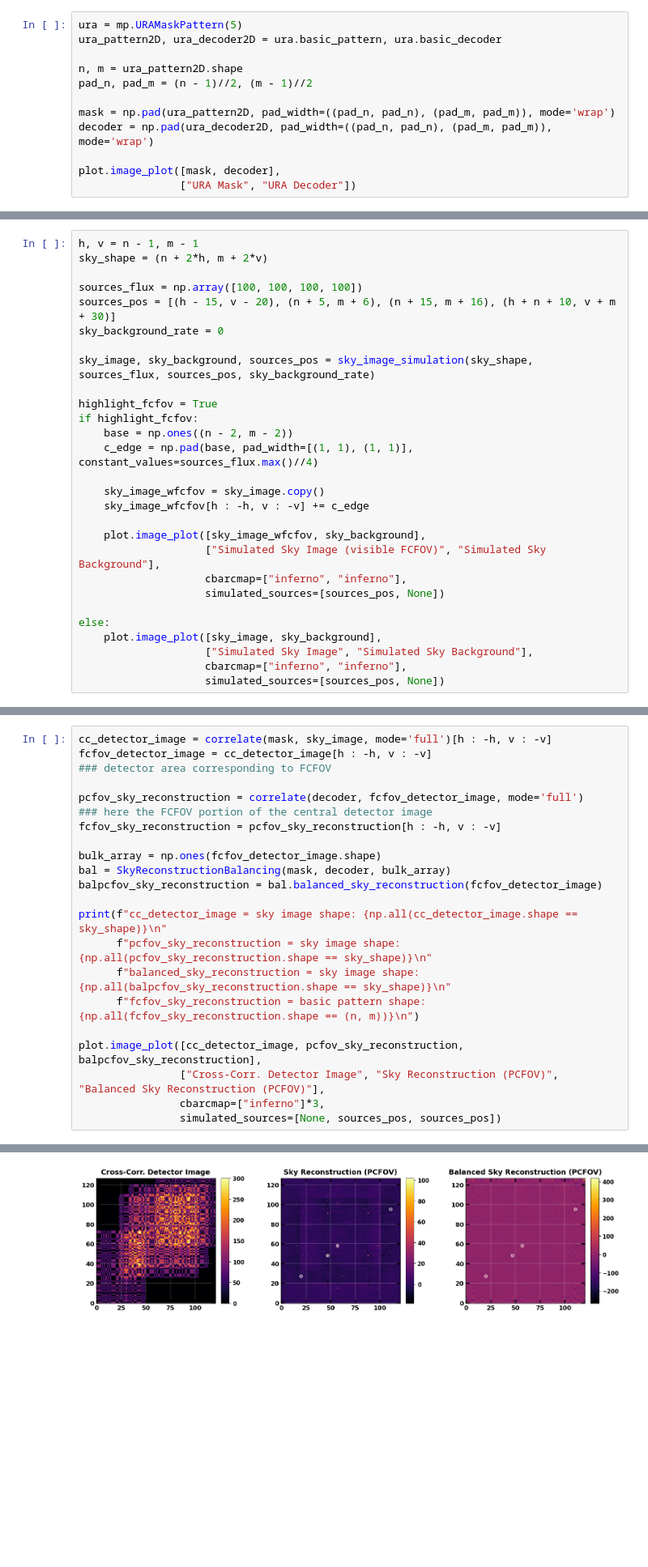
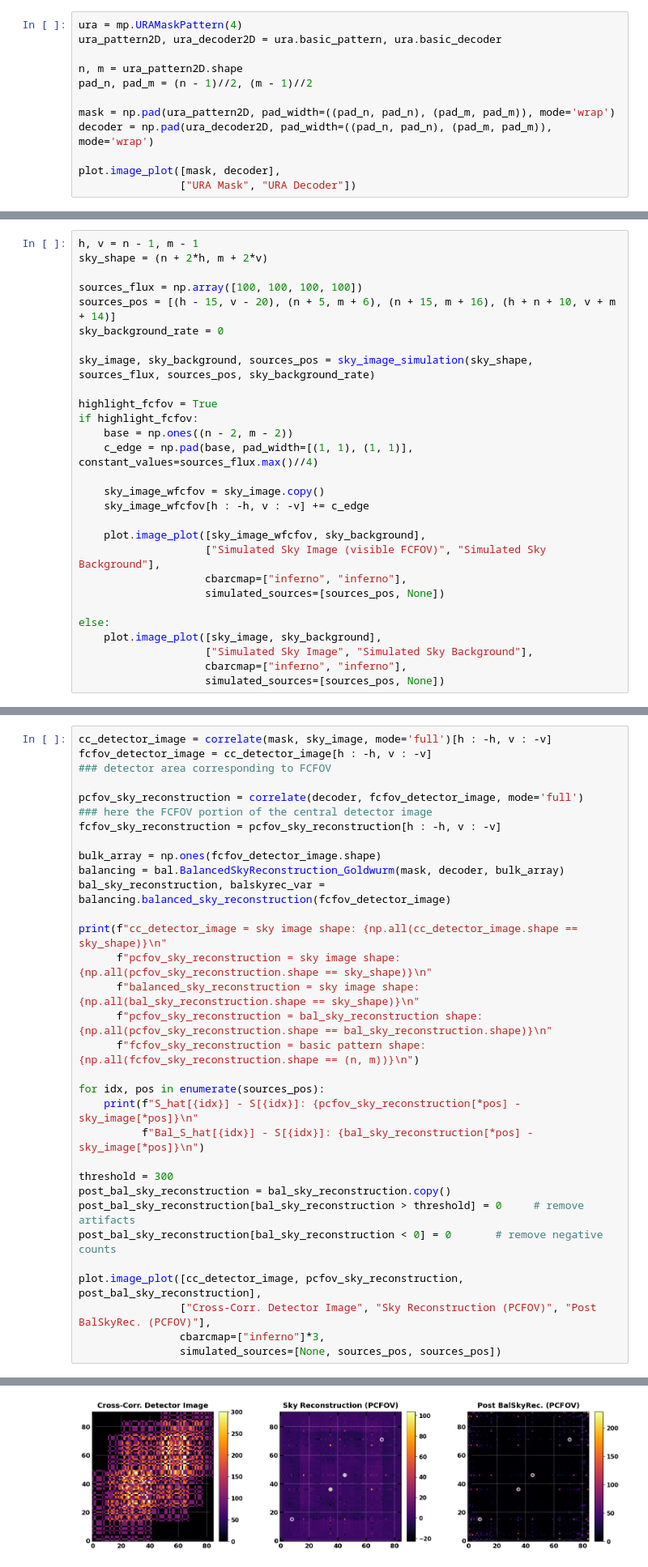
Before and after one commit to EdoardoGiancarli/Reconstruction_Masks_Test, a Jupyter notebook: Img_ReconstructionMethods_2D/variance_SNR.ipynb, the cells around one changed output, grey strips where cells are left out. Shown at 81% size. Drawn from its saved outputs; the diff is of its cells as text; blank space fills up the shorter version.

Commit message:
PCFOV, Var and SNR

```diff
--- a/Img_ReconstructionMethods_2D/variance_SNR.ipynb
+++ b/Img_ReconstructionMethods_2D/variance_SNR.ipynb
@@ -18,7 +18,7 @@ importlib.reload(plot)
 # %% [markdown]
 ## **2D URA/MURA Masks with PCFOV**
 # %%
-ura = mp.URAMaskPattern(5)
+ura = mp.URAMaskPattern(4)
 ura_pattern2D, ura_decoder2D = ura.basic_pattern, ura.basic_decoder
 
 n, m = ura_pattern2D.shape
@@ -68,7 +68,7 @@ h, v = n - 1, m - 1
 sky_shape = (n + 2*h, m + 2*v)
 
 sources_flux = np.array([100, 100, 100, 100])
-sources_pos = [(h - 15, v - 20), (n + 5, m + 6), (n + 15, m + 16), (h + n + 10, v + m + 30)]
+sources_pos = [(h - 15, v - 20), (n + 5, m + 6), (n + 15, m + 16), (h + n + 10, v + m + 14)]
 sky_background_rate = 0
 
 sky_image, sky_background, sources_pos = sky_image_simulation(sky_shape, sources_flux, sources_pos, sky_background_rate)
@@ -101,16 +101,26 @@ pcfov_sky_reconstruction = correlate(decoder, fcfov_detector_image, mode='full')
 fcfov_sky_reconstruction = pcfov_sky_reconstruction[h : -h, v : -v]
 
 bulk_array = np.ones(fcfov_detector_image.shape)
-bal = SkyReconstructionBalancing(mask, decoder, bulk_array)
-balpcfov_sky_reconstruction = bal.balanced_sky_reconstruction(fcfov_detector_image)
+balancing = bal.BalancedSkyReconstruction_Goldwurm(mask, decoder, bulk_array)
+bal_sky_reconstruction, balskyrec_var = balancing.balanced_sky_reconstruction(fcfov_detector_image)
 
 print(f"cc_detector_image = sky image shape: {np.all(cc_detector_image.shape == sky_shape)}\n"
       f"pcfov_sky_reconstruction = sky image shape: {np.all(pcfov_sky_reconstruction.shape == sky_shape)}\n"
-      f"balanced_sky_reconstruction = sky image shape: {np.all(balpcfov_sky_reconstruction.shape == sky_shape)}\n"
+      f"balanced_sky_reconstruction = sky image shape: {np.all(bal_sky_reconstruction.shape == sky_shape)}\n"
+      f"pcfov_sky_reconstruction = bal_sky_reconstruction shape: {np.all(pcfov_sky_reconstruction.shape == bal_sky_reconstruction.shape)}\n"
       f"fcfov_sky_reconstruction = basic pattern shape: {np.all(fcfov_sky_reconstruction.shape == (n, m))}\n")
 
-plot.image_plot([cc_detector_image, pcfov_sky_reconstruction, balpcfov_sky_reconstruction],
-                ["Cross-Corr. Detector Image", "Sky Reconstruction (PCFOV)", "Balanced Sky Reconstruction (PCFOV)"],
+for idx, pos in enumerate(sources_pos):
+    print(f"S_hat[{idx}] - S[{idx}]: {pcfov_sky_reconstruction[*pos] - sky_image[*pos]}\n"
+          f"Bal_S_hat[{idx}] - S[{idx}]: {bal_sky_reconstruction[*pos] - sky_image[*pos]}\n")
+
+threshold = 300
+post_bal_sky_reconstruction = bal_sky_reconstruction.copy()
+post_bal_sky_reconstruction[bal_sky_reconstruction > threshold] = 0     # remove artifacts
+post_bal_sky_reconstruction[bal_sky_reconstruction < 0] = 0       # remove negative counts
+
+plot.image_plot([cc_detector_image, pcfov_sky_reconstruction, post_bal_sky_reconstruction],
+                ["Cross-Corr. Detector Image", "Sky Reconstruction (PCFOV)", "Post BalSkyRec. (PCFOV)"],
                 cbarcmap=["inferno"]*3,
                 simulated_sources=[None, sources_pos, sources_pos])
 # %% [output]
@@ -121 +144 @@ fcfov_sky_reconstruction = basic pattern shape: True
-[figure, old version]
+[figure, new version]
```
Also changed, not shown: parts of 11 cells of this notebook, 3 other files.
